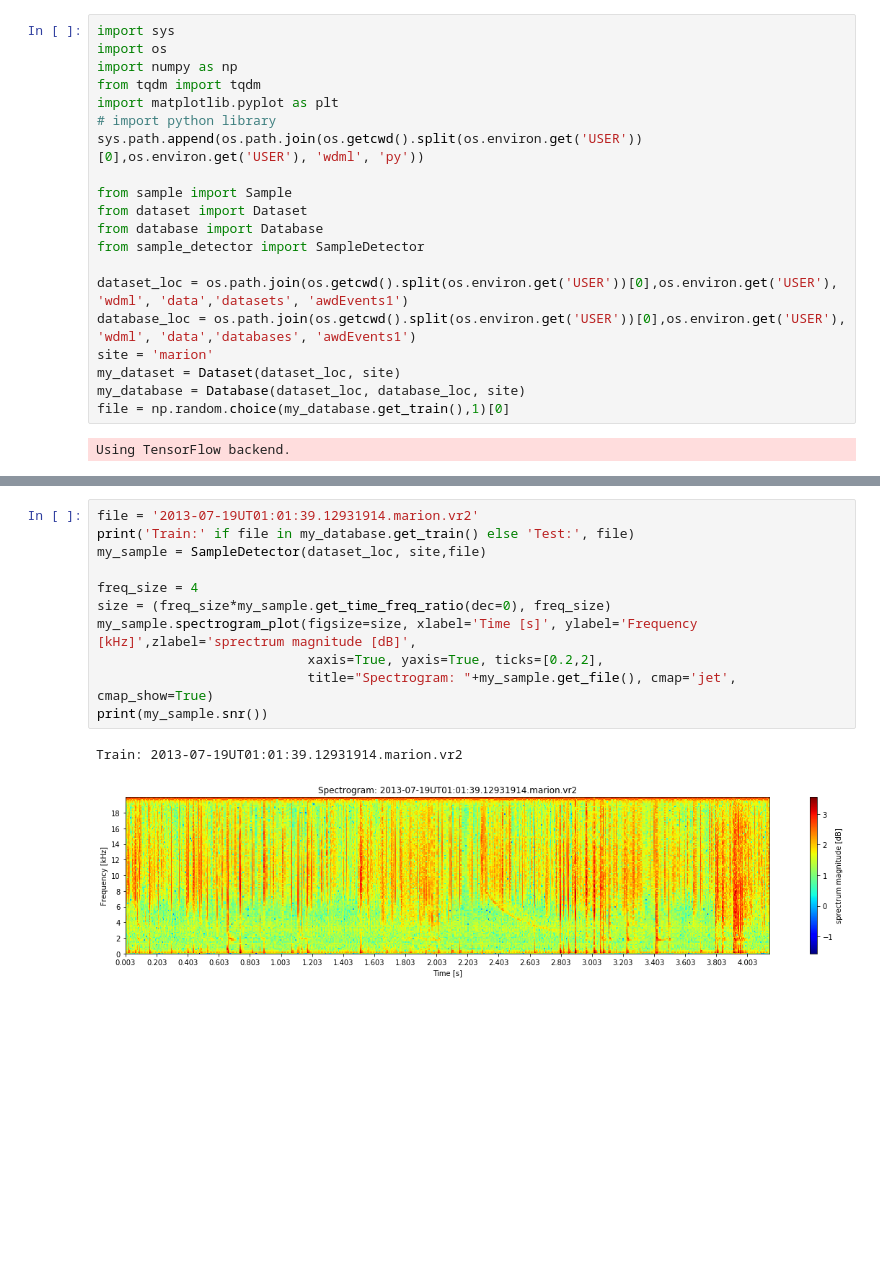
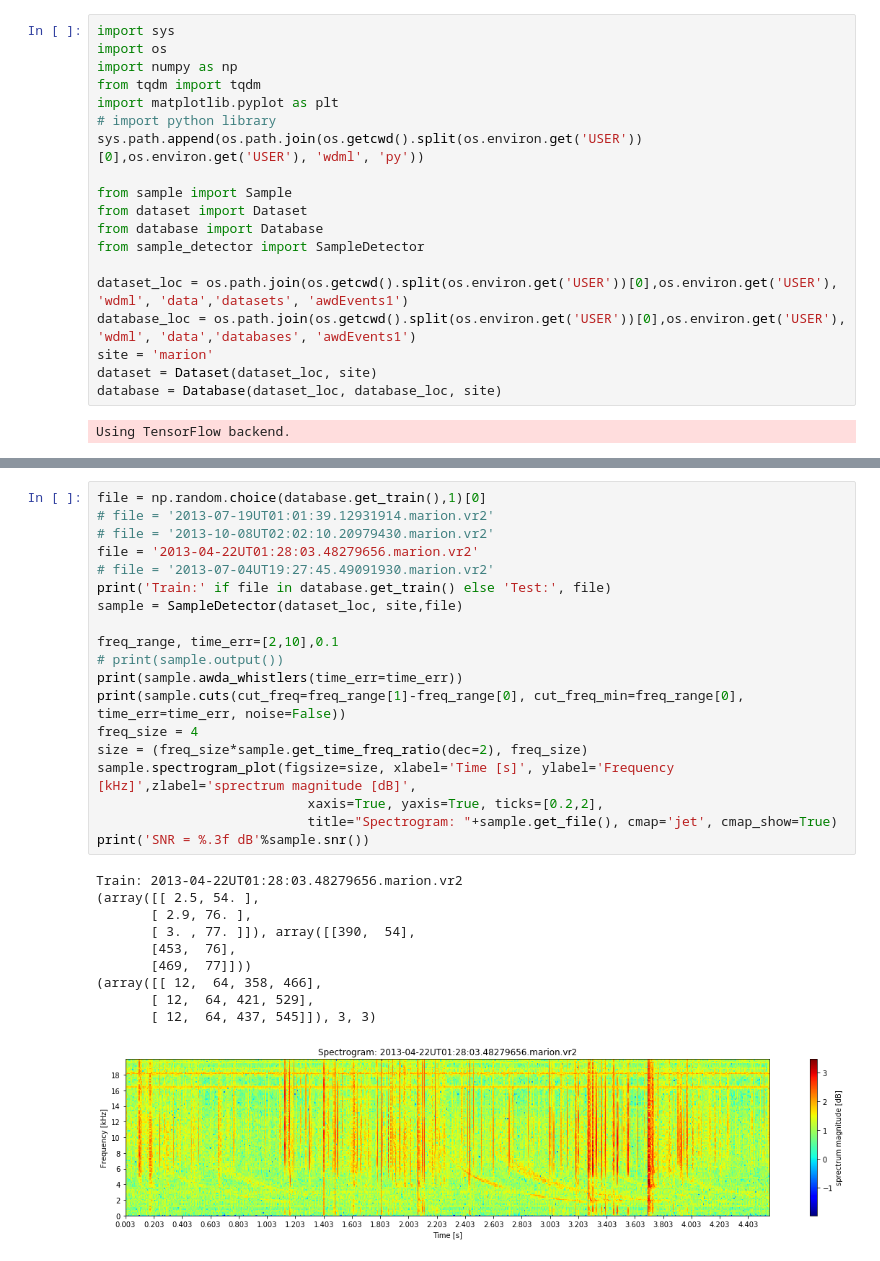
Before and after one commit to Kojey/MSc-whistler-waves-detector, a Jupyter notebook: ipy/report/chapter4_2.ipynb, the cells around one changed output, grey strips where cells are left out. Cells and saved outputs as stored; diff of their text form; blank space fills up the shorter version.

```diff
--- a/ipy/report/chapter4_2.ipynb
+++ b/ipy/report/chapter4_2.ipynb
@@ -18,9 +18,8 @@ from sample_detector import SampleDetector
 dataset_loc = os.path.join(os.getcwd().split(os.environ.get('USER'))[0],os.environ.get('USER'), 'wdml', 'data','datasets', 'awdEvents1')
 database_loc = os.path.join(os.getcwd().split(os.environ.get('USER'))[0],os.environ.get('USER'), 'wdml', 'data','databases', 'awdEvents1')
 site = 'marion'
-my_dataset = Dataset(dataset_loc, site)
-my_database = Database(dataset_loc, database_loc, site)
-file = np.random.choice(my_database.get_train(),1)[0]
+dataset = Dataset(dataset_loc, site)
+database = Database(dataset_loc, database_loc, site)
 # %% [output]
 Using TensorFlow backend.
 # %% [markdown]
@@ -28,14 +28,30 @@ Using TensorFlow backend.
 # %%
-file = '2013-07-19UT01:01:39.12931914.marion.vr2'
-print('Train:' if file in my_database.get_train() else 'Test:', file)
-my_sample = SampleDetector(dataset_loc, site,file)
+file = np.random.choice(database.get_train(),1)[0]
+# file = '2013-07-19UT01:01:39.12931914.marion.vr2'
+# file = '2013-10-08UT02:02:10.20979430.marion.vr2'
+file = '2013-04-22UT01:28:03.48279656.marion.vr2'
+# file = '2013-07-04UT19:27:45.49091930.marion.vr2'
+print('Train:' if file in database.get_train() else 'Test:', file)
+sample = SampleDetector(dataset_loc, site,file)
 
+freq_range, time_err=[2,10],0.1
+# print(sample.output())
+print(sample.awda_whistlers(time_err=time_err))
+print(sample.cuts(cut_freq=freq_range[1]-freq_range[0], cut_freq_min=freq_range[0], time_err=time_err, noise=False))
 freq_size = 4
-size = (freq_size*my_sample.get_time_freq_ratio(dec=0), freq_size)
-my_sample.spectrogram_plot(figsize=size, xlabel='Time [s]', ylabel='Frequency [kHz]',zlabel='sprectrum magnitude [dB]',
+size = (freq_size*sample.get_time_freq_ratio(dec=2), freq_size)
+sample.spectrogram_plot(figsize=size, xlabel='Time [s]', ylabel='Frequency [kHz]',zlabel='sprectrum magnitude [dB]',
                            xaxis=True, yaxis=True, ticks=[0.2,2],
-                           title="Spectrogram: "+my_sample.get_file(), cmap='jet', cmap_show=True)
-print(my_sample.snr())
+                           title="Spectrogram: "+sample.get_file(), cmap='jet', cmap_show=True)
+print('SNR = %.3f dB'%sample.snr())
 # %% [output]
-Train: 2013-07-19UT01:01:39.12931914.marion.vr2
+Train: 2013-04-22UT01:28:03.48279656.marion.vr2
+(array([[ 2.5, 54. ],
+       [ 2.9, 76. ],
+       [ 3. , 77. ]]), array([[390,  54],
+       [453,  76],
+       [469,  77]]))
+(array([[ 12,  64, 358, 466],
+       [ 12,  64, 421, 529],
+       [ 12,  64, 437, 545]]), 3, 3)
-[figure, old version]
+[figure, new version]
```
Also changed, not shown: parts of 4 cells of this notebook, 3 other files.
